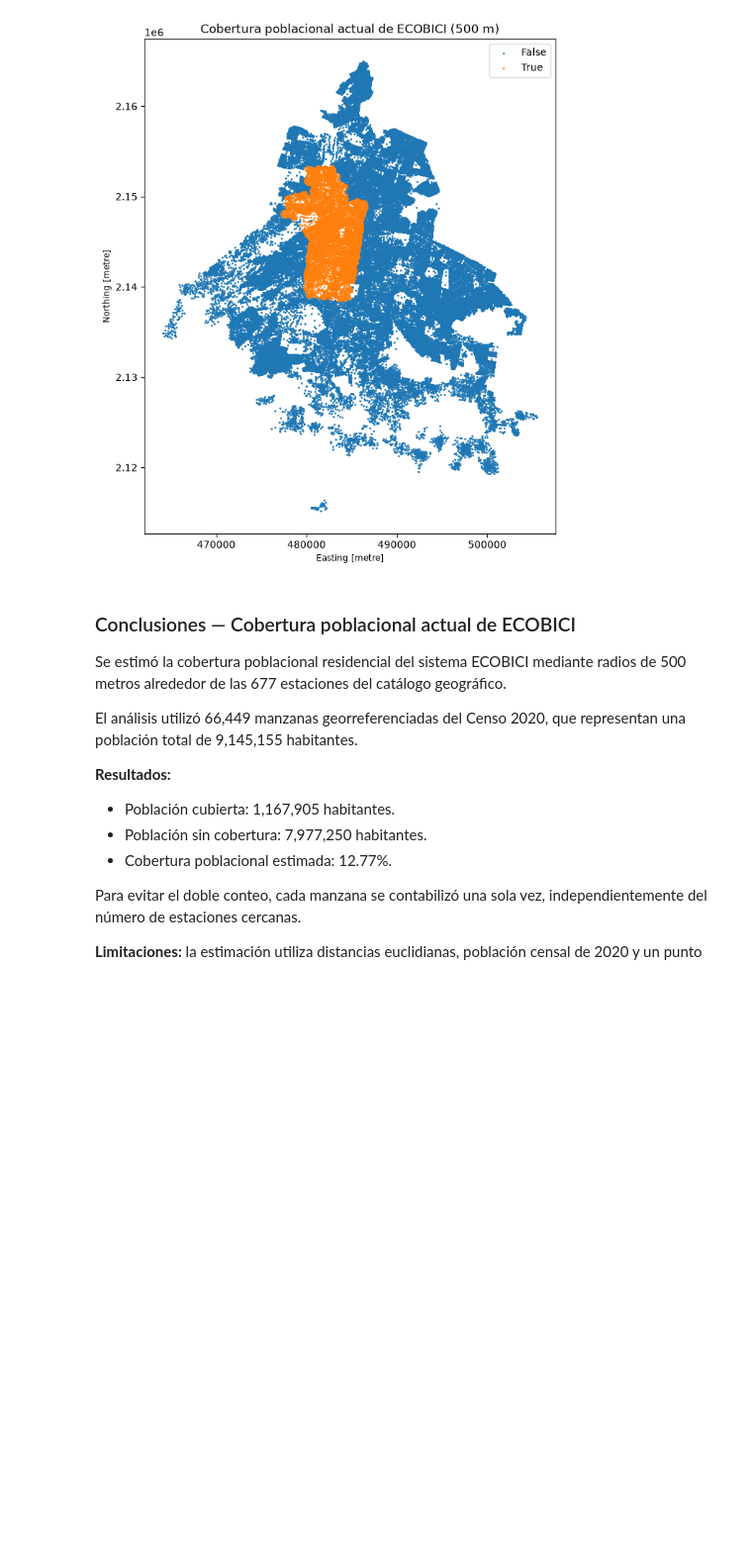
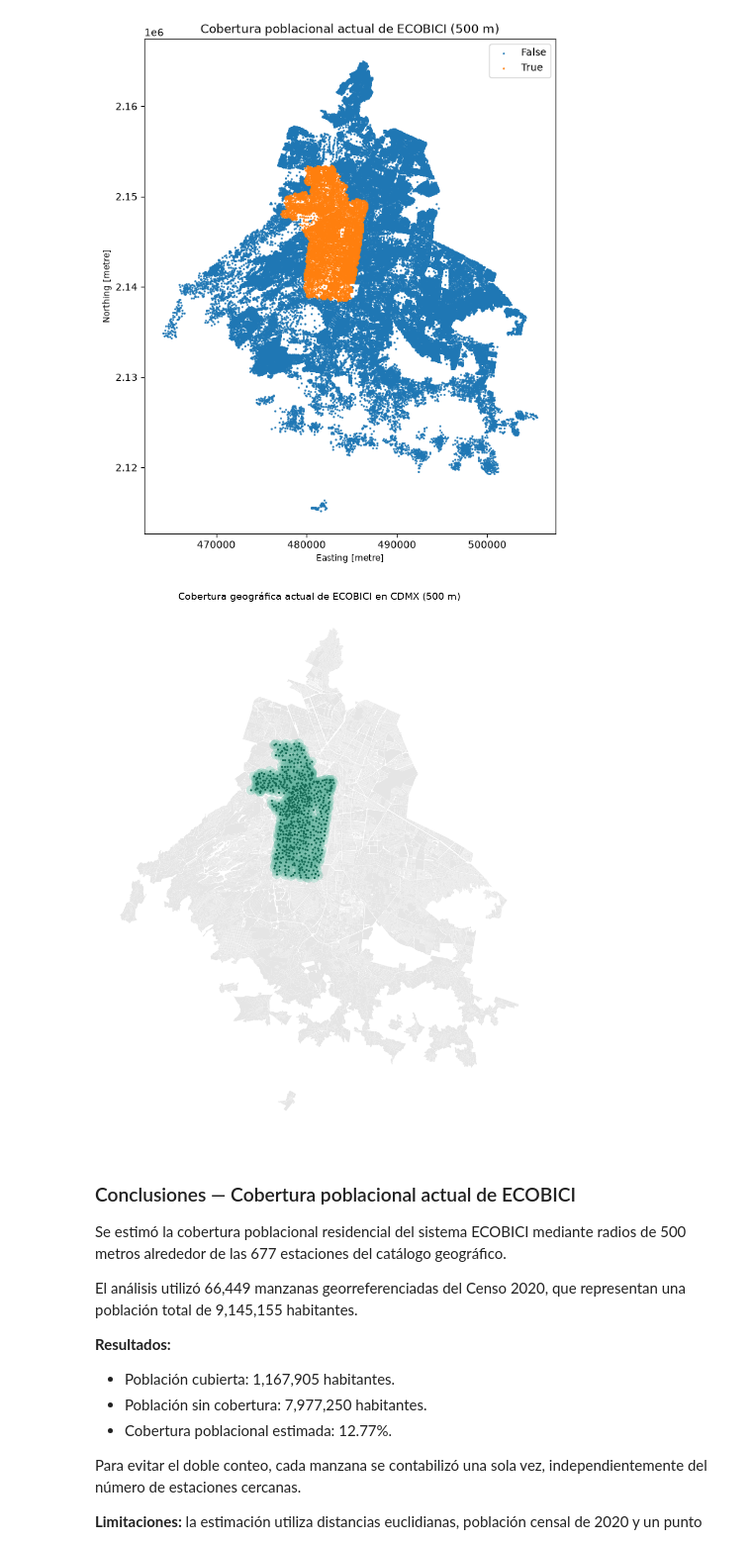
Before and after one commit to VictorHEsp/Titulacion-CD, a Jupyter notebook: notebooks/03_EDA_v3.ipynb, the cells around one changed output. Shown at 99% size. Cells and saved outputs as stored; diff of their text form; code cells hidden in the pictures; blank space fills up the shorter version.

```diff
--- a/Notebooks/EDA_v3.ipynb
+++ b/notebooks/03_EDA_v3.ipynb
@@ -53,7 +53,7 @@ poblacion.columns.tolist()
  'VPH_SINTIC']
 # %%
 poblacion = pd.read_csv(
-    "../Data/INEGI/AGEB.csv",
+    "../data/INEGI/AGEB.csv",
     encoding="utf-8-sig",
     low_memory=False,
     dtype={
@@ -289,7 +289,7 @@ manzanas[["CVEGEO", "POBTOT_num"]].head()
 | 7 | 0900200010010004 | 158 |
 | 8 | 0900200010010005 | 154 |
 # %%
-geo_manzanas = gpd.read_file("../Data/INEGI/poligonos.json")
+geo_manzanas = gpd.read_file("../data/INEGI/poligonos.json")
 
 print("Polígonos:", len(geo_manzanas))
 print("IDs duplicados:", geo_manzanas["CVEGEO"].duplicated().sum())
@@ -370,7 +370,7 @@ puntos_poblacion = poblacion_geo.copy()
 puntos_poblacion["geometry"] = poblacion_geo.representative_point()
 # %%
 estaciones = pd.read_csv(
-    "../Data/Estaciones_ECOBICI/estaciones_ECOBICI.csv",
+    "../data/Estaciones_ECOBICI/estaciones_ECOBICI.csv",
     encoding="latin-1",
     dtype={"num_cicloe": "string"}
 ).dropna(how="all")
@@ -458,6 +458,50 @@ plt.title("Cobertura poblacional actual de ECOBICI (500 m)")
 plt.show()
 # %% [output]
 [figure]
+# %%
+fig, ax = plt.subplots(figsize=(11, 11))
+
+# Manzanas urbanas fuera de cobertura
+poblacion_geo.loc[
+    ~poblacion_geo["CVEGEO"].isin(poblacion_cubierta["CVEGEO"])
+].plot(
+    ax=ax,
+    color="#E5E5E5",
+    edgecolor="none"
+)
+
+# Cobertura actual de 500 metros
+buffers.plot(
+    ax=ax,
+    color="#64B5A0",
+    alpha=0.35,
+    edgecolor="none"
+)
+
+# Estaciones ECOBICI existentes
+estaciones_geo.plot(
+    ax=ax,
+    color="#176B56",
+    markersize=4
+)
+
+ax.set_title(
+    "Cobertura geográfica actual de ECOBICI en CDMX (500 m)",
+    fontsize=14
+)
+
+ax.set_axis_off()
+plt.tight_layout()
+
+plt.savefig(
+    "../data/processed/figura_1_cobertura_ecobici.png",
+    dpi=300,
+    bbox_inches="tight"
+)
+
+plt.show()
+# %% [output]
+[figure, added]
 # %%
 puntos_poblacion[
     ["CVEGEO", "POBTOT_num", "cubierta"]
```
Also changed, not shown: parts of 5 cells of this notebook, 49 other files.
